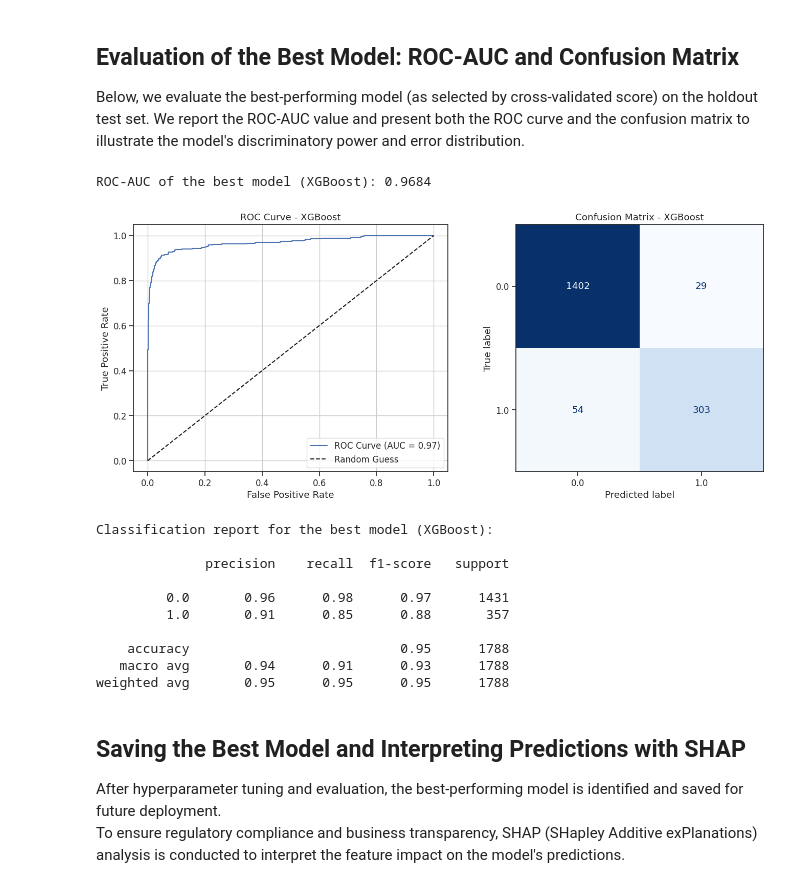
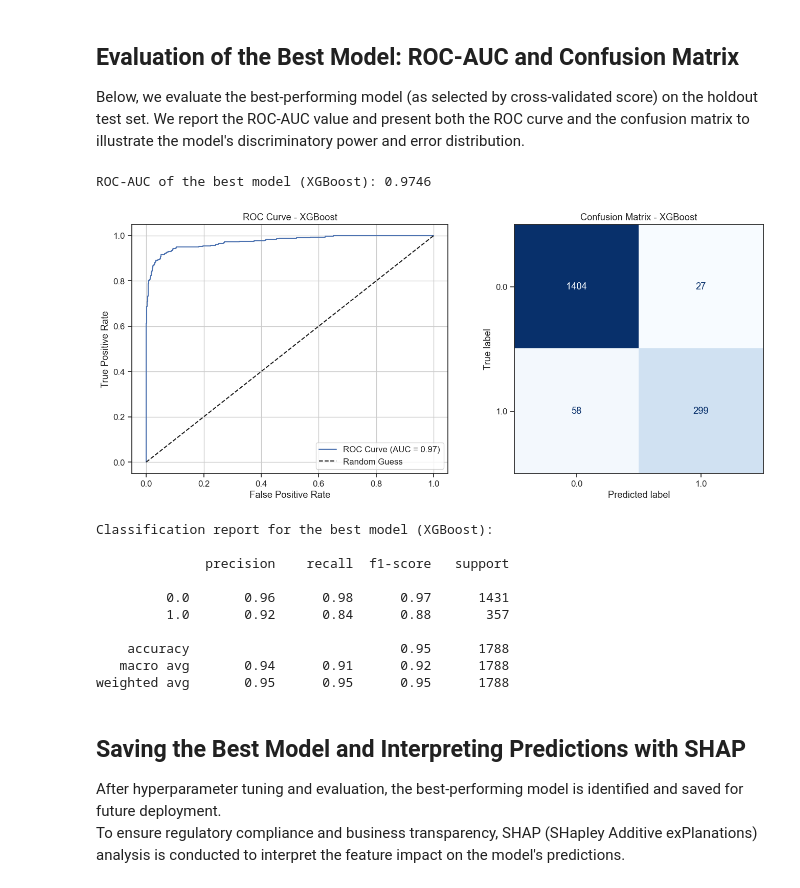
Before and after one commit to zuzann18/Loan_default, a Jupyter notebook: isworkingsmoteApplied_Data_Science_Loan_Default_Zuzanna_Walus.ipynb, the cells around one changed output. Cells and saved outputs as stored; diff of their text form; code cells hidden in the pictures.

```diff
--- a/isworkingsmoteApplied_Data_Science_Loan_Default_Zuzanna_Walus.ipynb
+++ b/isworkingsmoteApplied_Data_Science_Loan_Default_Zuzanna_Walus.ipynb
@@ -1597,51 +1620,49 @@ Metrics like accuracy and precision are included for completeness but are not su
 
 Below, we evaluate the best-performing model (as selected by cross-validated score) on the holdout test set. We report the ROC-AUC value and present both the ROC curve and the confusion matrix to illustrate the model's discriminatory power and error distribution.
 # %%
-
-
 # Predict probabilities and classes
-y_pred = best_model.predict(X_test_proc)
-y_proba = best_model.predict_proba(X_test_proc)[:, 1]
+y_pred = best_model.predict(X_test)
+y_proba = best_model.predict_proba(X_test)[:, 1]
 
 # Calculate ROC-AUC
 roc_auc = roc_auc_score(y_test, y_proba)
 print(f"ROC-AUC of the best model ({best_model_name}): {roc_auc:.4f}")
 
 # Plot ROC Curve and Confusion Matrix side by side
 fig, axes = plt.subplots(1, 2, figsize=(14, 6))
 
 # ROC Curve
 fpr, tpr, _ = roc_curve(y_test, y_proba)
 axes[0].plot(fpr, tpr, label=f"ROC Curve (AUC = {roc_auc:.2f})")
 axes[0].plot([0, 1], [0, 1], 'k--', label="Random Guess")
 axes[0].set_xlabel("False Positive Rate")
 axes[0].set_ylabel("True Positive Rate")
 axes[0].set_title(f"ROC Curve - {best_model_name}")
 axes[0].legend(loc="lower right")
 axes[0].grid(True)
 
 # Confusion Matrix
 ConfusionMatrixDisplay.from_predictions(y_test, y_pred, ax=axes[1], cmap="Blues", colorbar=False)
 axes[1].set_title(f"Confusion Matrix - {best_model_name}")
 
 plt.tight_layout()
 plt.show()
 
 # Classification report for completeness
 print(f"\nClassification report for the best model ({best_model_name}):\n")
 print(classification_report(y_test, y_pred))
 # %% [output]
-ROC-AUC of the best model (XGBoost): 0.9684
+ROC-AUC of the best model (XGBoost): 0.9746
-[figure, old version]
+[figure, new version]
 Classification report for the best model (XGBoost):
 
               precision    recall  f1-score   support
 
          0.0       0.96      0.98      0.97      1431
-         1.0       0.91      0.85      0.88       357
+         1.0       0.92      0.84      0.88       357
 
     accuracy                           0.95      1788
-   macro avg       0.94      0.91      0.93      1788
+   macro avg       0.94      0.91      0.92      1788
 weighted avg       0.95      0.95      0.95      1788
 # %% [markdown]
 ## Saving the Best Model and Interpreting Predictions with SHAP
```
Also changed, not shown: parts of 20 cells of this notebook.
